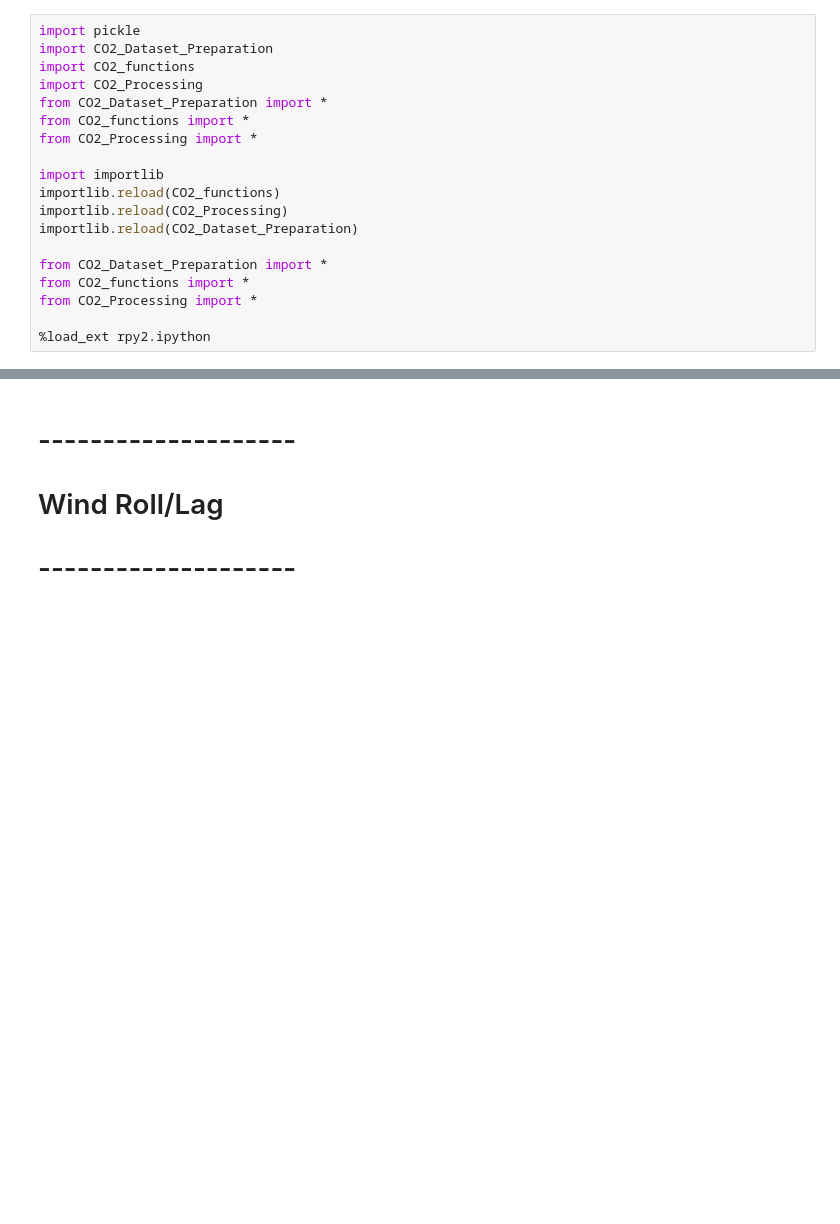
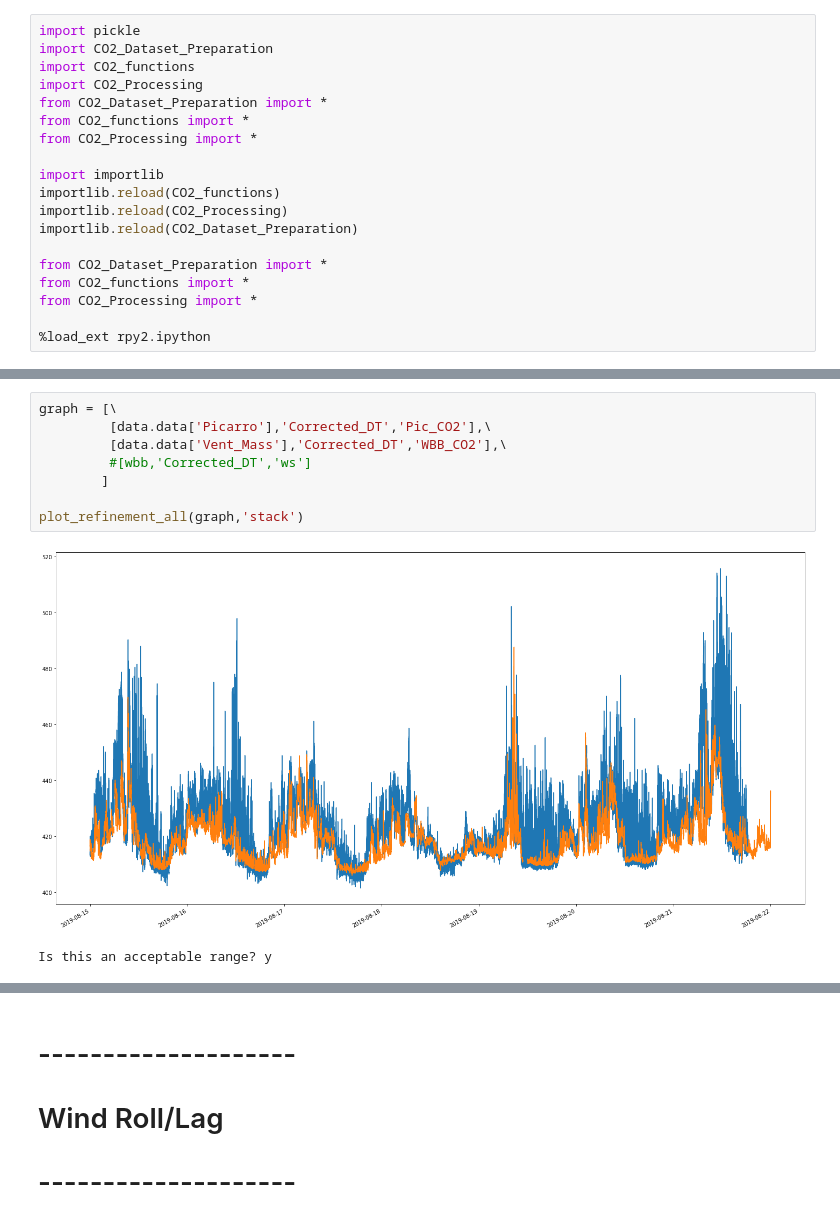
Before and after one commit to agmeyer4/CO2_Eddy, a Jupyter notebook: Data_Viewer.ipynb, the cells around one changed output, grey strips where cells are left out. Cells and saved outputs as stored; diff of their text form; blank space fills up the shorter version.

```diff
--- a/Data_Viewer.ipynb
+++ b/Data_Viewer.ipynb
@@ -55,0 +82,11 @@ plot_refinement_all(graph,'stack')
+# %%
+graph = [\
+         [data.data['Picarro'],'Corrected_DT','Pic_CO2'],\
+         [data.data['Vent_Mass'],'Corrected_DT','WBB_CO2'],\
+         #[wbb,'Corrected_DT','ws']
+        ]
+
+plot_refinement_all(graph,'stack')
+# %% [output]
+[figure, added]
+Is this an acceptable range? y
```
Also changed, not shown: parts of 7 cells of this notebook, 8 other files.
